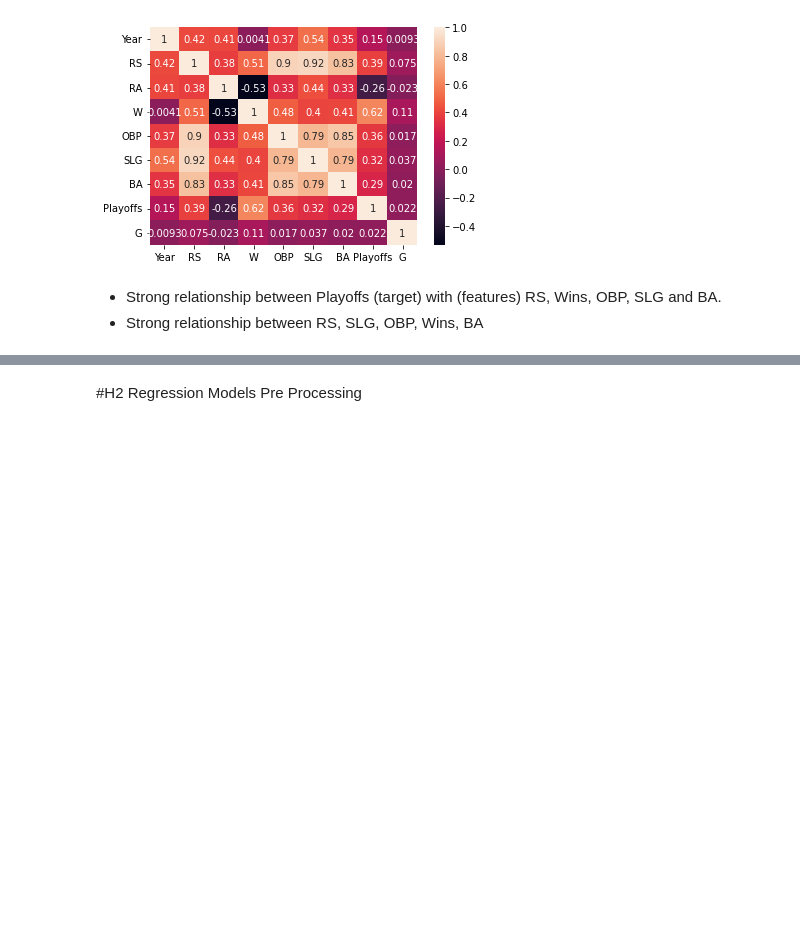
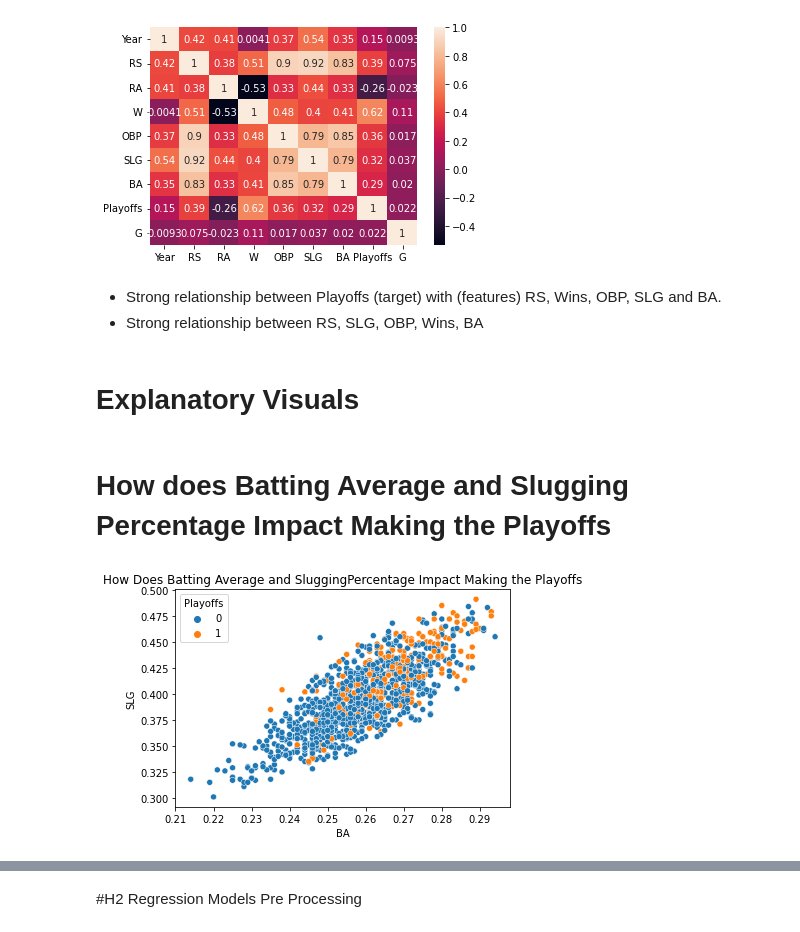
Before and after one commit to npipal/MoneyBall, a Jupyter notebook: MoneyBall.ipynb, the cells around one changed output, grey strips where cells are left out. Cells and saved outputs as stored; diff of their text form; code cells hidden in the pictures; blank space fills up the shorter version.

```diff
--- a/MoneyBall.ipynb
+++ b/MoneyBall.ipynb
@@ -230,3 +231,11 @@ sns.heatmap(corr, annot = True);
 # %% [markdown]
 - Strong relationship between Playoffs (target) with (features) RS, Wins, OBP, SLG and BA.
 - Strong relationship between RS, SLG, OBP, Wins, BA
+# %% [markdown]
+# Explanatory Visuals
+# %% [markdown]
+# How does Batting Average and Slugging Percentage Impact Making the Playoffs
+# %%
+sns.scatterplot(data = df, x = 'BA', y = 'SLG', hue = 'Playoffs').set(title='How Does Batting Average and Slugging Percentage Impact Making the Playoffs');
+# %% [output]
+[figure, added]
```
Also changed, not shown: parts of 5 cells of this notebook.
